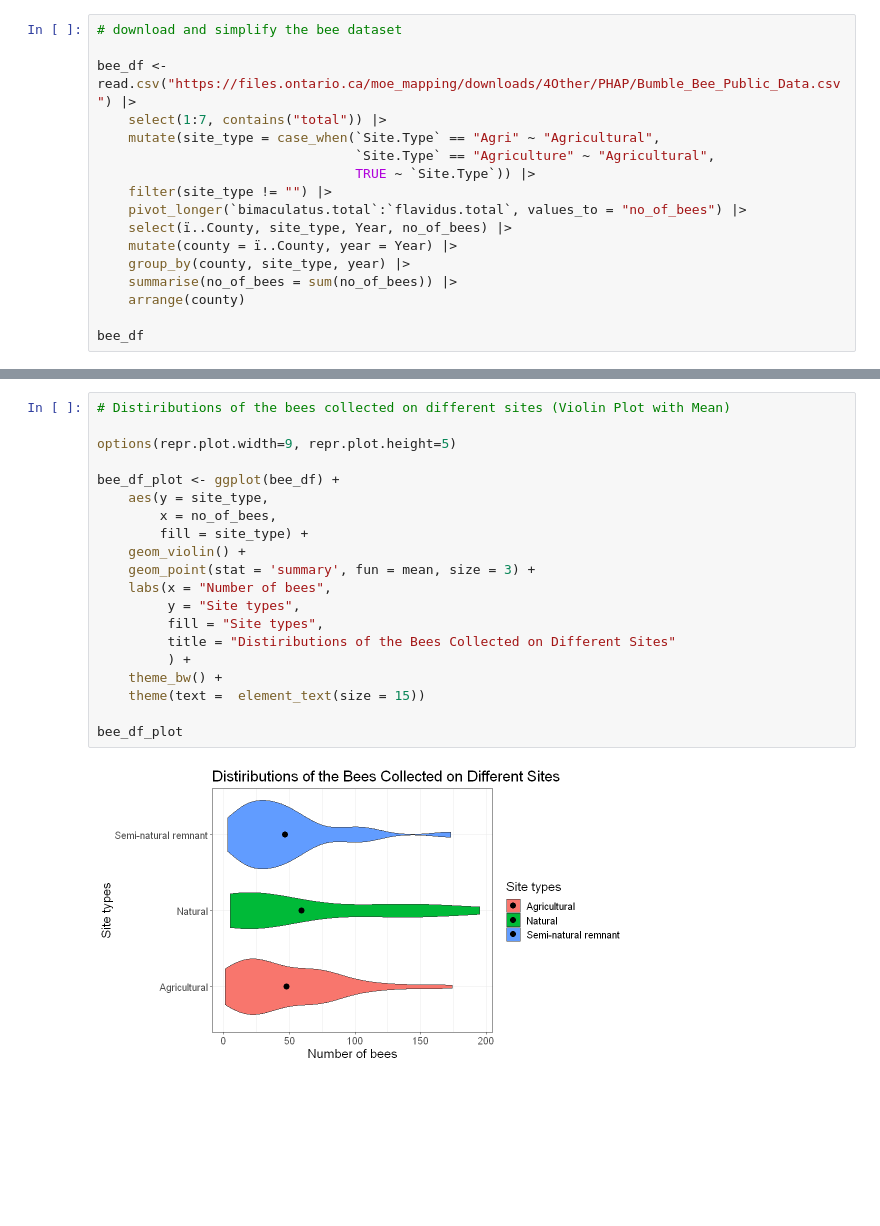
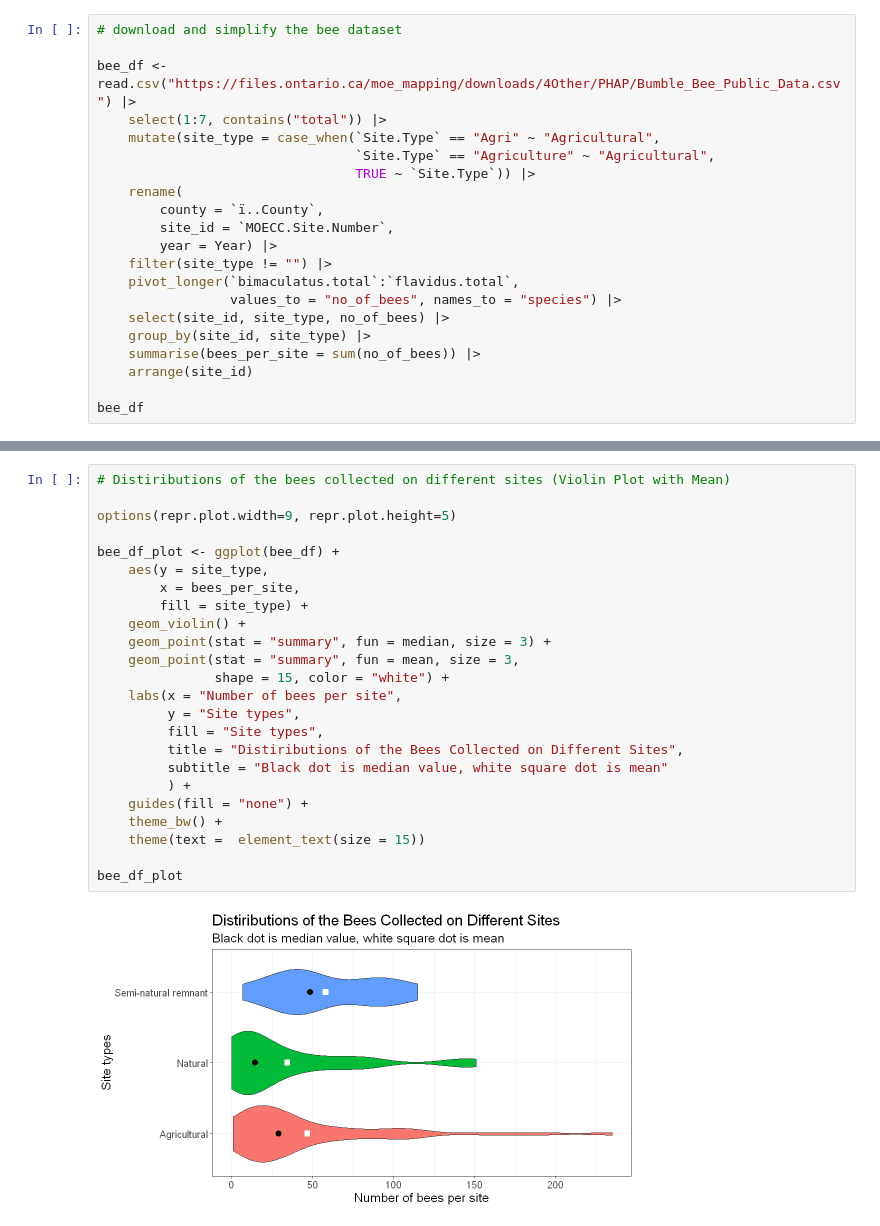
Before and after one commit to UBC-MDS/DSCI_522_Bee_Count_Comparison_Group_26, a Jupyter notebook: src/R_EDA_bee_for_Milestone1.ipynb, the cells around one changed output, grey strips where cells are left out. Saved outputs shown, nothing was run; the diff lists cells and outputs as text; blank space fills up the shorter version.

```diff
--- a/src/R_EDA_bee_for_Milestone1.ipynb
+++ b/src/R_EDA_bee_for_Milestone1.ipynb
@@ -21,13 +21,17 @@ bee_df <- read.csv("https://files.ontario.ca/moe_mapping/downloads/4Other/PHAP/B
     mutate(site_type = case_when(`Site.Type` == "Agri" ~ "Agricultural",
                                  `Site.Type` == "Agriculture" ~ "Agricultural",
                                  TRUE ~ `Site.Type`)) |>
+    rename(
+        county = `ï..County`,
+        site_id = `MOECC.Site.Number`,
+        year = Year) |>
     filter(site_type != "") |>
-    pivot_longer(`bimaculatus.total`:`flavidus.total`, values_to = "no_of_bees") |>
-    select(ï..County, site_type, Year, no_of_bees) |>
-    mutate(county = ï..County, year = Year) |>
-    group_by(county, site_type, year) |>
-    summarise(no_of_bees = sum(no_of_bees)) |>
-    arrange(county)
+    pivot_longer(`bimaculatus.total`:`flavidus.total`,
+                 values_to = "no_of_bees", names_to = "species") |>
+    select(site_id, site_type, no_of_bees) |>
+    group_by(site_id, site_type) |>
+    summarise(bees_per_site = sum(no_of_bees)) |>
+    arrange(site_id)
 
 bee_df
 # %% [output]
@@ -99,22 +102,26 @@ bee_df_hist
 # %%
 # Distiributions of the bees collected on different sites (Violin Plot with Mean)
 
 options(repr.plot.width=9, repr.plot.height=5)
 
 bee_df_plot <- ggplot(bee_df) +
     aes(y = site_type,
-        x = no_of_bees,
+        x = bees_per_site,
         fill = site_type) +
     geom_violin() +
-    geom_point(stat = 'summary', fun = mean, size = 3) +
-    labs(x = "Number of bees",
+    geom_point(stat = "summary", fun = median, size = 3) +
+    geom_point(stat = "summary", fun = mean, size = 3,
+               shape = 15, color = "white") +
+    labs(x = "Number of bees per site",
          y = "Site types",
          fill = "Site types",
-         title = "Distiributions of the Bees Collected on Different Sites"
+         title = "Distiributions of the Bees Collected on Different Sites",
+         subtitle = "Black dot is median value, white square dot is mean"
          ) +
+    guides(fill = "none") +
     theme_bw() +
     theme(text =  element_text(size = 15))
 
 bee_df_plot
 # %% [output]
-[figure, old version]
+[figure, new version]
```
Also changed, not shown: parts of 7 cells of this notebook.
